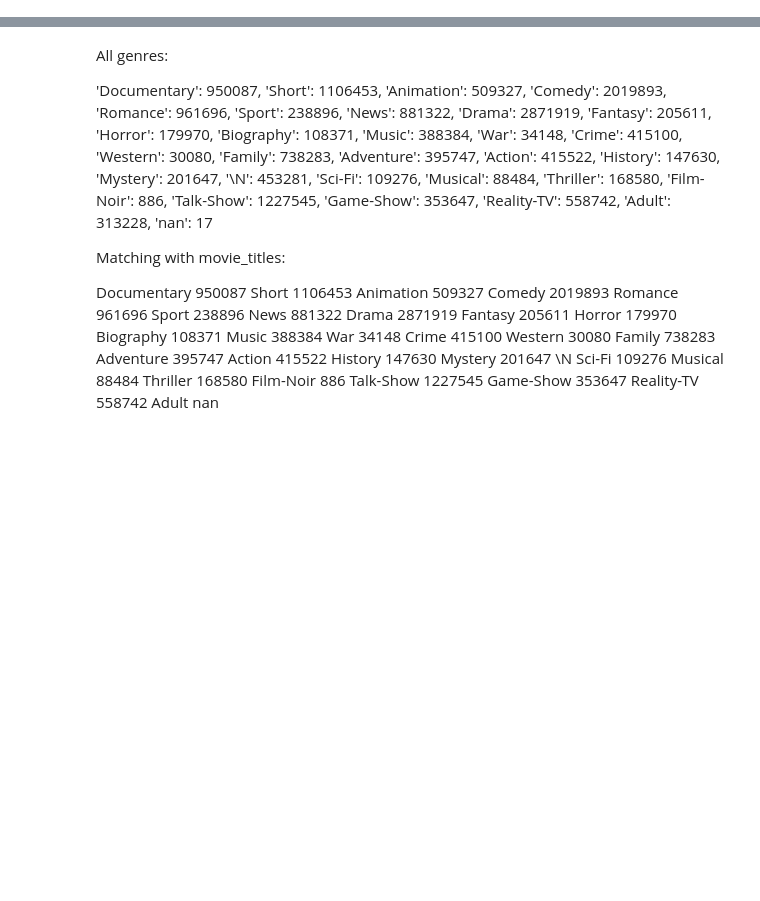
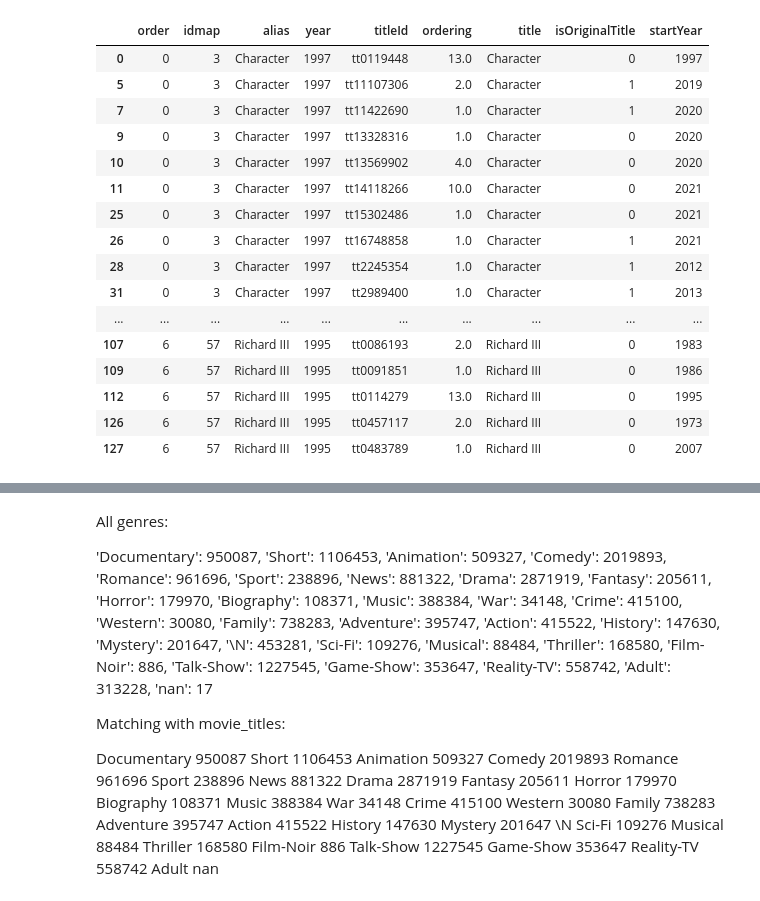
Before and after one commit to PreferredAI/PyBMF, a Jupyter notebook: scripts/sc01_get_netflix_actors_from_imdb.ipynb, the cells around one changed output, grey strips where cells are left out. Saved outputs shown, nothing was run; the diff lists cells and outputs as text; code cells hidden in the pictures; blank space fills up the shorter version.

```diff
--- a/scripts/sc01_get_netflix_actors_from_imdb.ipynb
+++ b/scripts/sc01_get_netflix_actors_from_imdb.ipynb
@@ -8,0 +69,17 @@ imdb_basics_path = os.path.join(onedrive_path, "imdb", "title.basics.tsv", "data
+# %%
+# Netflix titles
+
+cache_path = "D:/OneDrive - Singapore Management University/cache/netflix_data_small.pickle"
+
+# cache_path = "D:/OneDrive - Singapore Management University/cache/netflix_data_full.pickle"
+
+X, factor_info = read_cache(cache_path)
+
+print(factor_info[1])
+
+df_netflix = pd.DataFrame()
+df_netflix['order'] = factor_info[1][0]
+df_netflix['idmap'] = factor_info[1][1]
+df_netflix['alias'] = factor_info[1][2]
+
+df_netflix.head()
@@ -8,0 +118,7 @@ imdb_basics_path = os.path.join(onedrive_path, "imdb", "title.basics.tsv", "data
+# %%
+# get movie id
+
+# get year from imdb_basics
+df_imdb_akas_year = df_imdb_akas.merge(df_imdb_basics[['tconst', 'startYear']], left_on='titleId', right_on='tconst', how='left')
+df_imdb_akas_year.drop(['tconst'], axis=1, inplace=True)
+df_imdb_akas_year.head(10)
@@ -8,0 +137,8 @@ imdb_basics_path = os.path.join(onedrive_path, "imdb", "title.basics.tsv", "data
+# %%
+# get year from movie_titles
+titles_path = f'D:\\OneDrive - Singapore Management University\\datasets\\netflix-cornac\\movie_titles.csv'
+df_titles = pd.read_csv(titles_path, header=None, names=['item', 'year', 'name'])
+df_titles.head(5)
+df_netflix_year = df_netflix.merge(df_titles[['year', 'name']], left_on='alias', right_on='name', how='left')
+df_netflix_year = df_netflix_year.drop(['name'], axis=1)
+df_netflix_year.head(10)
@@ -8,0 +157,4 @@ imdb_basics_path = os.path.join(onedrive_path, "imdb", "title.basics.tsv", "data
+# %%
+# get titleId from df_imdb_akas
+df_netflix_imdb_id = df_netflix_year.merge(df_imdb_akas_year[['titleId', 'ordering', 'title', 'isOriginalTitle', 'startYear']], left_on='alias', right_on='title', how='left')
+df_netflix_imdb_id.head(10)
@@ -8,0 +168,21 @@ imdb_basics_path = os.path.join(onedrive_path, "imdb", "title.basics.tsv", "data
+# %%
+df_netflix_imdb_id = df_netflix_imdb_id.drop_duplicates(subset=['alias', 'year', 'titleId', 'startYear'])
+df_netflix_imdb_id.head(50)
+# %% [output]
+|  | order | idmap | alias | year | titleId | ordering | title | isOriginalTitle | startYear |
+| 0 | 0 | 3 | Character | 1997 | tt0119448 | 13.0 | Character | 0 | 1997 |
+| 5 | 0 | 3 | Character | 1997 | tt11107306 | 2.0 | Character | 1 | 2019 |
+| 7 | 0 | 3 | Character | 1997 | tt11422690 | 1.0 | Character | 1 | 2020 |
+| 9 | 0 | 3 | Character | 1997 | tt13328316 | 1.0 | Character | 0 | 2020 |
+| 10 | 0 | 3 | Character | 1997 | tt13569902 | 4.0 | Character | 0 | 2020 |
+| 11 | 0 | 3 | Character | 1997 | tt14118266 | 10.0 | Character | 0 | 2021 |
+| 25 | 0 | 3 | Character | 1997 | tt15302486 | 1.0 | Character | 0 | 2021 |
+| 26 | 0 | 3 | Character | 1997 | tt16748858 | 1.0 | Character | 1 | 2021 |
+| 28 | 0 | 3 | Character | 1997 | tt2245354 | 1.0 | Character | 1 | 2012 |
+| 31 | 0 | 3 | Character | 1997 | tt2989400 | 1.0 | Character | 1 | 2013 |
+| ... | ... | ... | ... | ... | ... | ... | ... | ... | ... |
+| 107 | 6 | 57 | Richard III | 1995 | tt0086193 | 2.0 | Richard III | 0 | 1983 |
+| 109 | 6 | 57 | Richard III | 1995 | tt0091851 | 1.0 | Richard III | 0 | 1986 |
+| 112 | 6 | 57 | Richard III | 1995 | tt0114279 | 13.0 | Richard III | 0 | 1995 |
+| 126 | 6 | 57 | Richard III | 1995 | tt0457117 | 2.0 | Richard III | 0 | 1973 |
+| 127 | 6 | 57 | Richard III | 1995 | tt0483789 | 1.0 | Richard III | 0 | 2007 |
```
Also changed, not shown: parts of 15 cells of this notebook, 26 other files.
